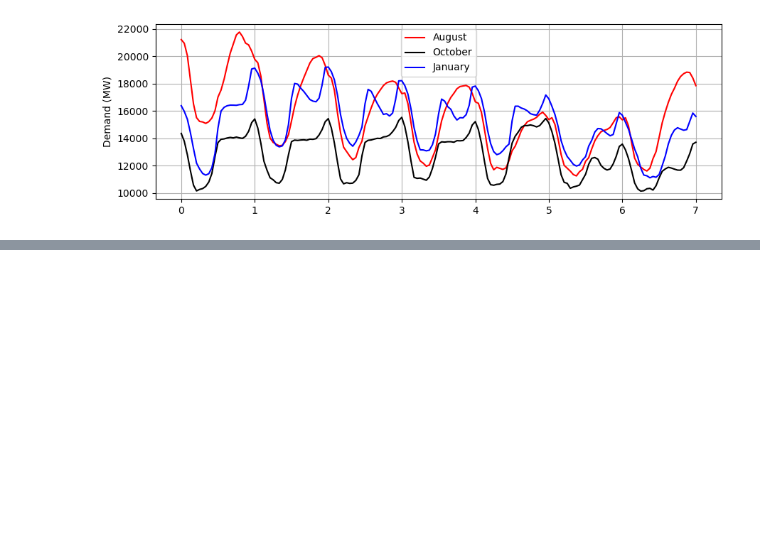
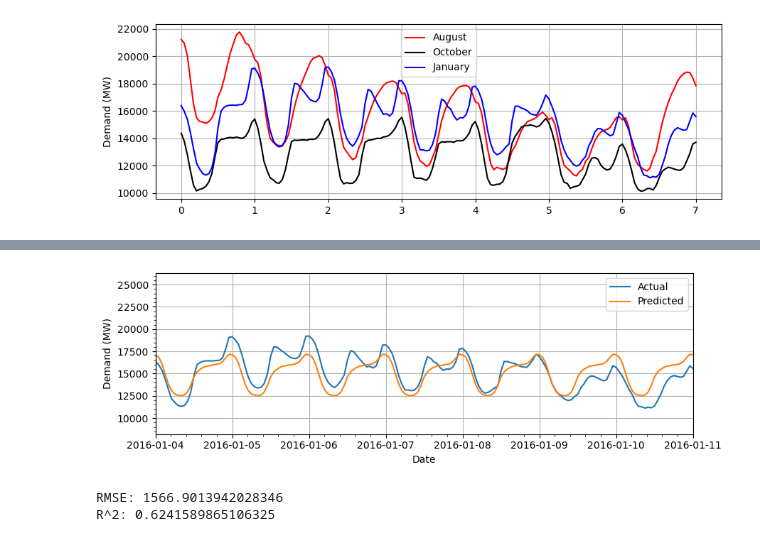
Before and after one commit to JasonDahl/EIA-demand-forecast, a Jupyter notebook: EIA_demand_forecast.ipynb, the cells around one changed output, grey strips where cells are left out. Saved outputs shown, nothing was run; the diff lists cells and outputs as text; code cells hidden in the pictures; blank space fills up the shorter version.

Commit message:
added indicator model

```diff
--- a/EIA_demand_forecast.ipynb
+++ b/EIA_demand_forecast.ipynb
@@ -131,0 +195,45 @@ plt.show()
+# %%
+class MonthofYear(base.BaseEstimator, base.TransformerMixin):
+
+    def fit(self, X, y=None):
+        return self
+
+    def month_vector(self, month):
+        v = np.zeros(12)
+        v[month-1] = 1
+        return v
+
+    def transform(self, X):
+        return np.stack([self.month_vector(m) for m in X.date_time.dt.month])
+# %%
+union = FeatureUnion([('monthofyear', MonthofYear()),
+                      ('hourofday',HourofDay())])
+indicator_pipe = Pipeline([('union', union),
+                 ('lr', LinearRegression())])
+# %%
+indicator_model = indicator_pipe.fit(df_train, df_train.cleaned_demand_MW.astype('float64'))
+# %%
+y_train_pred = indicator_model.predict(df_train)
+y_val_pred = indicator_model.predict(df_val)
+# %%
+plt.figure(figsize=(9,3))
+plt.plot(df_train['date_time'], df_train['cleaned_demand_MW'], label='Actual')
+plt.plot(df_train['date_time'], y_train_pred, label='Predicted')
+plt.xlim([pd.to_datetime('2016-01-04 00:00:00'), pd.to_datetime('2016-01-11 00:00:00')])
+plt.xlabel('Date')
+plt.ylabel('Demand (MW)')
+plt.minorticks_on()
+plt.legend()
+
+plt.grid(True)
+plt.tight_layout()
+plt.show()
+# %% [output]
+[figure, added]
+# %%
+print("RMSE:", np.sqrt(metrics.mean_squared_error(df_train.cleaned_demand_MW.astype('float64'),
+                                                  y_train_pred)))
+print("R^2:", metrics.r2_score(df_train.cleaned_demand_MW.astype('float64'), y_train_pred))
+# %% [output]
+RMSE: 1566.9013942028346
+R^2: 0.6241589865106325
```
Also changed, not shown: parts of 15 cells of this notebook.
